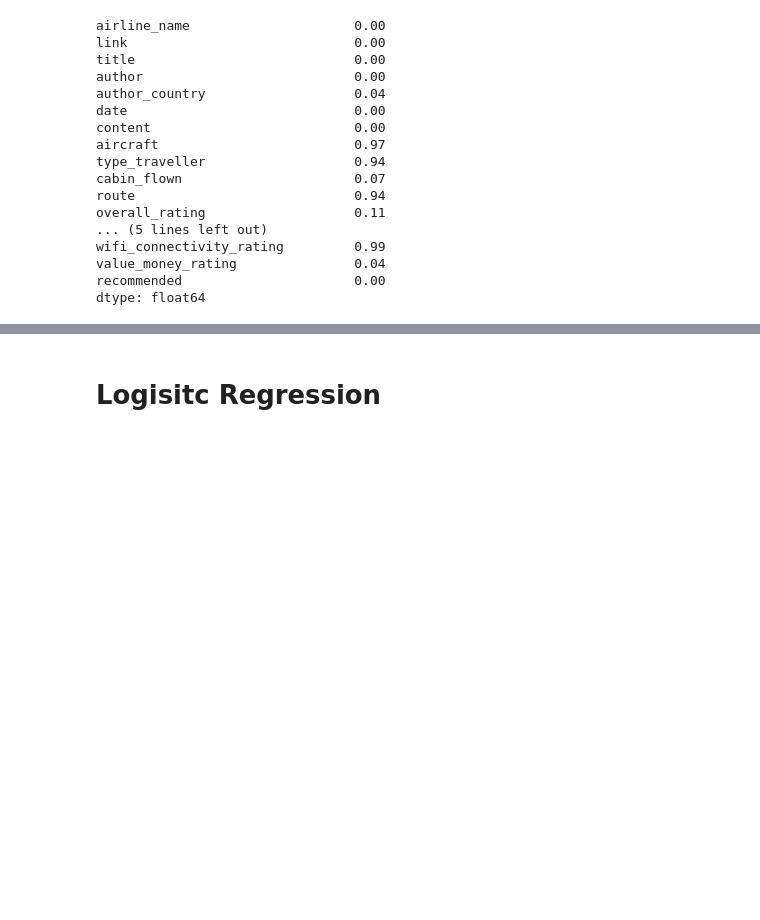
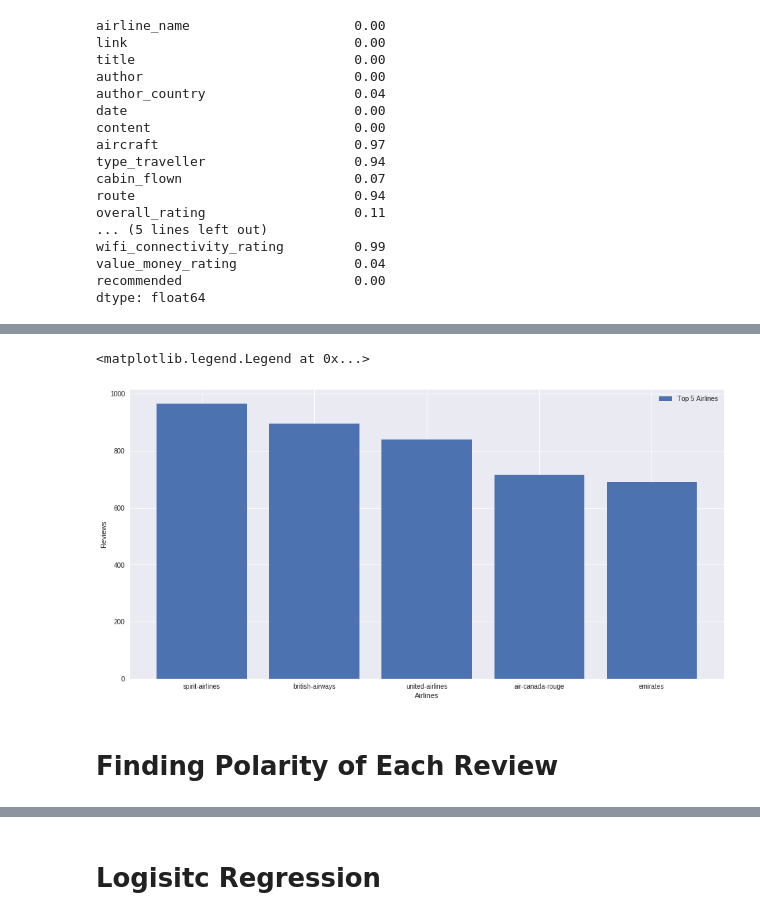
Before and after one commit to vkunal1996/Airport-Reviews-Analysis, a Jupyter notebook: Airline_Quality_Service.ipynb, the cells around one changed output, grey strips where cells are left out. Saved outputs shown, nothing was run; the diff lists cells and outputs as text; code cells hidden in the pictures; blank space fills up the shorter version.

```diff
--- a/Airline_Quality_Service.ipynb
+++ b/Airline_Quality_Service.ipynb
@@ -43,0 +76,13 @@ airline_data=airline_data[airline_data['overall_rating'].notnull()]
+# %%
+
+airline_names=airline_data.airline_name.unique()
+
+total_reviews_each_airline=[]
+for i in airline_names:
+  temp=airline_data[airline_data.airline_name==i]
+  total_reviews_each_airline.append(len(temp))
+result=list(zip(airline_names,total_reviews_each_airline))
+# %%
+df=pd.DataFrame(result,columns=['Airline_Name','Total_Reviews'])
+df=df.sort_values(by='Total_Reviews',ascending=False)
+df.head()
@@ -43,0 +96,12 @@ airline_data=airline_data[airline_data['overall_rating'].notnull()]
+# %%
+plt.figure(figsize=(16,8))
+plt.style.use('seaborn')
+plt.xlabel('Airlines')
+plt.ylabel('Reviews')
+plt.bar(df.Airline_Name[:5],df.Total_Reviews[:5],label='Top 5 Airlines')
+plt.legend()
+# %% [output]
+<matplotlib.legend.Legend at 0x...>
+[figure, added]
+# %% [markdown]
+# **Finding Polarity of Each Review**
```
Also changed, not shown: parts of 13 cells of this notebook.
